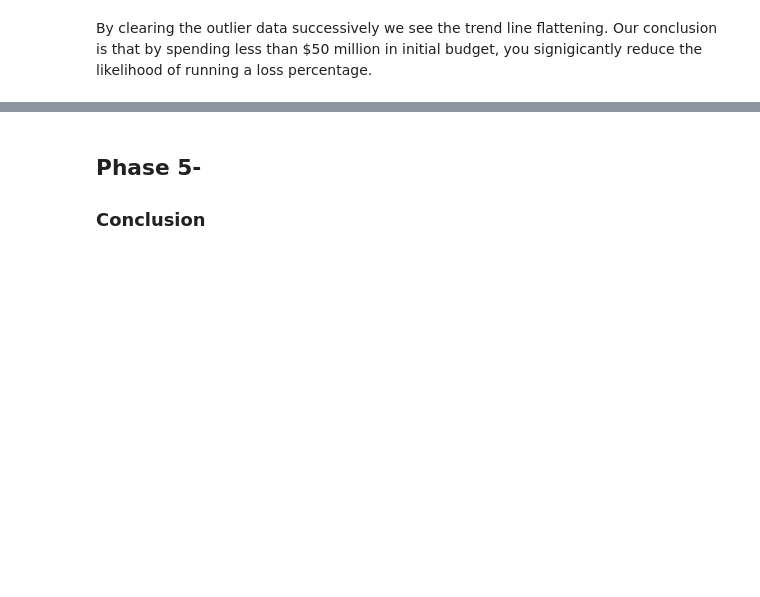
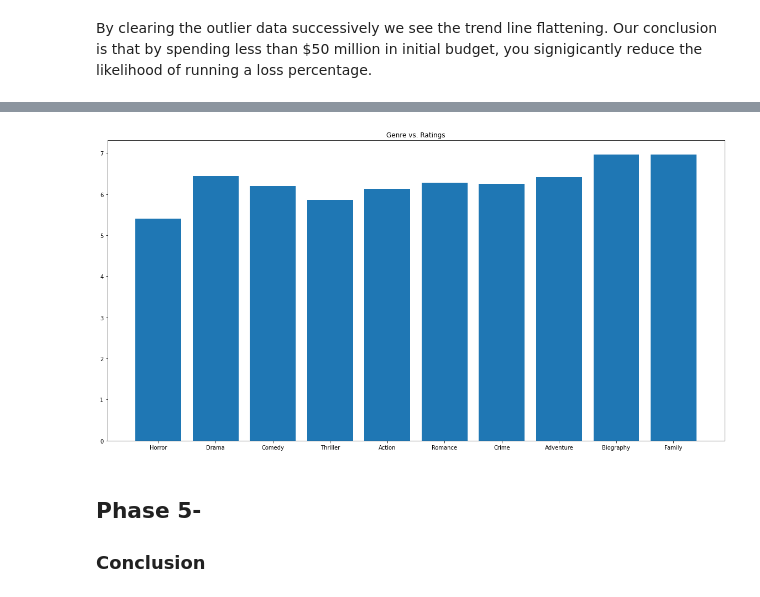
Before and after one commit to bagnine/moviedata, a Jupyter notebook: moviedata.ipynb, the cells around one changed output, grey strips where cells are left out. Cells and saved outputs as stored; diff of their text form; code cells hidden in the pictures; blank space fills up the shorter version.

```diff
--- a/moviedata.ipynb
+++ b/moviedata.ipynb
@@ -371,3 +422,13 @@ Text(0, 0.5, 'Profit percentage')
+# %%
+#Charting Genre vs. Rating to see which Genre receives highest ratings
+X = ['Horror','Drama','Comedy','Thriller','Action','Romance','Crime','Adventure','Biography','Family']
+Y = [horror_ratingavg,drama_ratingavg,comedy_ratingavg,thriller_ratingavg,action_ratingavg,romance_ratingavg,crime_ratingavg,adventure_ratingavg,biography_ratingavg,family_ratingavg]
+plt.figure(figsize=(20,10))
+plt.bar(X, Y)
+plt.title("Genre vs. Ratings")
+plt.show()
+# %% [output]
+[figure, added]
 # %% [markdown]
 ## Phase 5-
 ### Conclusion
```
Also changed, not shown: parts of 4 cells of this notebook.
